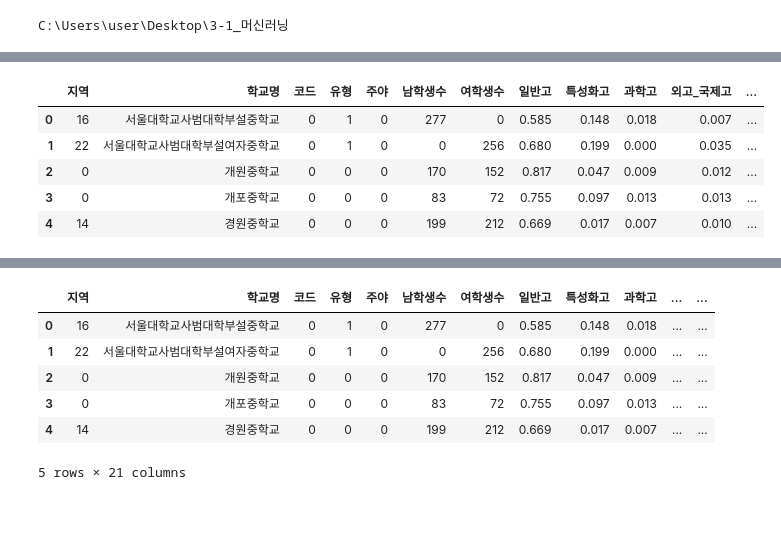
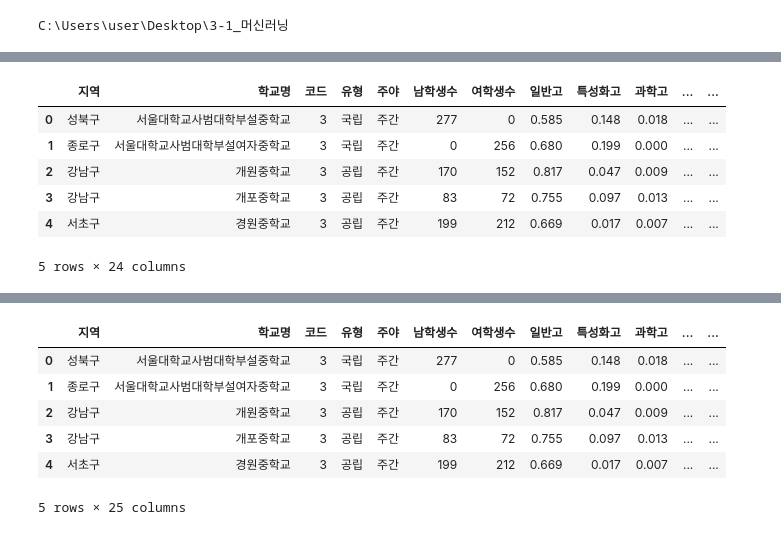
Before and after one commit to leeyerin11/machinelearning_notes, a Jupyter notebook: 군집 기초.ipynb, the cells around one changed output, grey strips where cells are left out. Drawn from its saved outputs; the diff is of its cells as text; code cells hidden in the pictures.

```diff
--- a/군집 기초.ipynb
+++ b/군집 기초.ipynb
@@ -192,20 +222,21 @@ mschool_map
 # %%
 from sklearn import preprocessing
 
 label_encoder=preprocessing.LabelEncoder()
-df['지역']=label_encoder.fit_transform(df['지역'])
-df['코드']=label_encoder.fit_transform(df['코드'])
-df['유형']=label_encoder.fit_transform(df['유형'])
-df['주야']=label_encoder.fit_transform(df['주야'])
+df['location']=label_encoder.fit_transform(df['지역'])
+df['code']=label_encoder.fit_transform(df['코드'])
+df['type']=label_encoder.fit_transform(df['유형'])
+df['day']=label_encoder.fit_transform(df['주야'])
 
 df.head()
 # %% [output]
-|  | 지역 | 학교명 | 코드 | 유형 | 주야 | 남학생수 | 여학생수 | 일반고 | 특성화고 | 과학고 | 외고_국제고 | ... |
-| 0 | 16 | 서울대학교사범대학부설중학교 | 0 | 1 | 0 | 277 | 0 | 0.585 | 0.148 | 0.018 | 0.007 | ... |
-| 1 | 22 | 서울대학교사범대학부설여자중학교 | 0 | 1 | 0 | 0 | 256 | 0.680 | 0.199 | 0.000 | 0.035 | ... |
-| 2 | 0 | 개원중학교 | 0 | 0 | 0 | 170 | 152 | 0.817 | 0.047 | 0.009 | 0.012 | ... |
-| 3 | 0 | 개포중학교 | 0 | 0 | 0 | 83 | 72 | 0.755 | 0.097 | 0.013 | 0.013 | ... |
-| 4 | 14 | 경원중학교 | 0 | 0 | 0 | 199 | 212 | 0.669 | 0.017 | 0.007 | 0.010 | ... |
+|  | 지역 | 학교명 | 코드 | 유형 | 주야 | 남학생수 | 여학생수 | 일반고 | 특성화고 | 과학고 | ... | ... |
+| 0 | 성북구 | 서울대학교사범대학부설중학교 | 3 | 국립 | 주간 | 277 | 0 | 0.585 | 0.148 | 0.018 | ... | ... |
+| 1 | 종로구 | 서울대학교사범대학부설여자중학교 | 3 | 국립 | 주간 | 0 | 256 | 0.680 | 0.199 | 0.000 | ... | ... |
+| 2 | 강남구 | 개원중학교 | 3 | 공립 | 주간 | 170 | 152 | 0.817 | 0.047 | 0.009 | ... | ... |
+| 3 | 강남구 | 개포중학교 | 3 | 공립 | 주간 | 83 | 72 | 0.755 | 0.097 | 0.013 | ... | ... |
+| 4 | 서초구 | 경원중학교 | 3 | 공립 | 주간 | 199 | 212 | 0.669 | 0.017 | 0.007 | ... | ... |
+5 rows × 24 columns
 # %%
 from sklearn import cluster
 
@@ -242,9 +273,9 @@ df['cluster']=cluster_label
 df.head()
 # %% [output]
 |  | 지역 | 학교명 | 코드 | 유형 | 주야 | 남학생수 | 여학생수 | 일반고 | 특성화고 | 과학고 | ... | ... |
-| 0 | 16 | 서울대학교사범대학부설중학교 | 0 | 1 | 0 | 277 | 0 | 0.585 | 0.148 | 0.018 | ... | ... |
-| 1 | 22 | 서울대학교사범대학부설여자중학교 | 0 | 1 | 0 | 0 | 256 | 0.680 | 0.199 | 0.000 | ... | ... |
-| 2 | 0 | 개원중학교 | 0 | 0 | 0 | 170 | 152 | 0.817 | 0.047 | 0.009 | ... | ... |
-| 3 | 0 | 개포중학교 | 0 | 0 | 0 | 83 | 72 | 0.755 | 0.097 | 0.013 | ... | ... |
-| 4 | 14 | 경원중학교 | 0 | 0 | 0 | 199 | 212 | 0.669 | 0.017 | 0.007 | ... | ... |
+| 0 | 성북구 | 서울대학교사범대학부설중학교 | 3 | 국립 | 주간 | 277 | 0 | 0.585 | 0.148 | 0.018 | ... | ... |
+| 1 | 종로구 | 서울대학교사범대학부설여자중학교 | 3 | 국립 | 주간 | 0 | 256 | 0.680 | 0.199 | 0.000 | ... | ... |
+| 2 | 강남구 | 개원중학교 | 3 | 공립 | 주간 | 170 | 152 | 0.817 | 0.047 | 0.009 | ... | ... |
+| 3 | 강남구 | 개포중학교 | 3 | 공립 | 주간 | 83 | 72 | 0.755 | 0.097 | 0.013 | ... | ... |
+| 4 | 서초구 | 경원중학교 | 3 | 공립 | 주간 | 199 | 212 | 0.669 | 0.017 | 0.007 | ... | ... |
-5 rows × 21 columns
+5 rows × 25 columns
```
Also changed, not shown: parts of 11 cells of this notebook.
